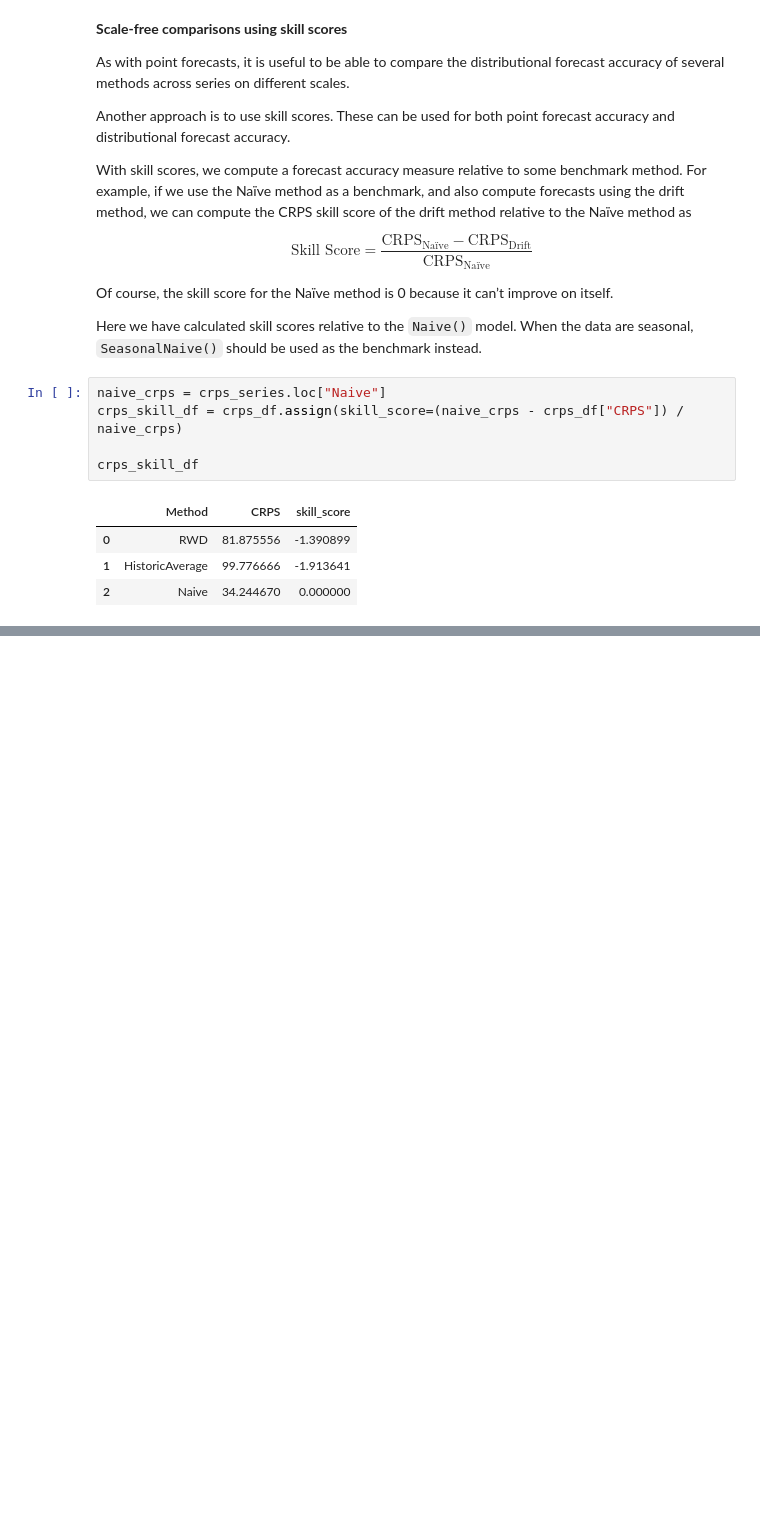
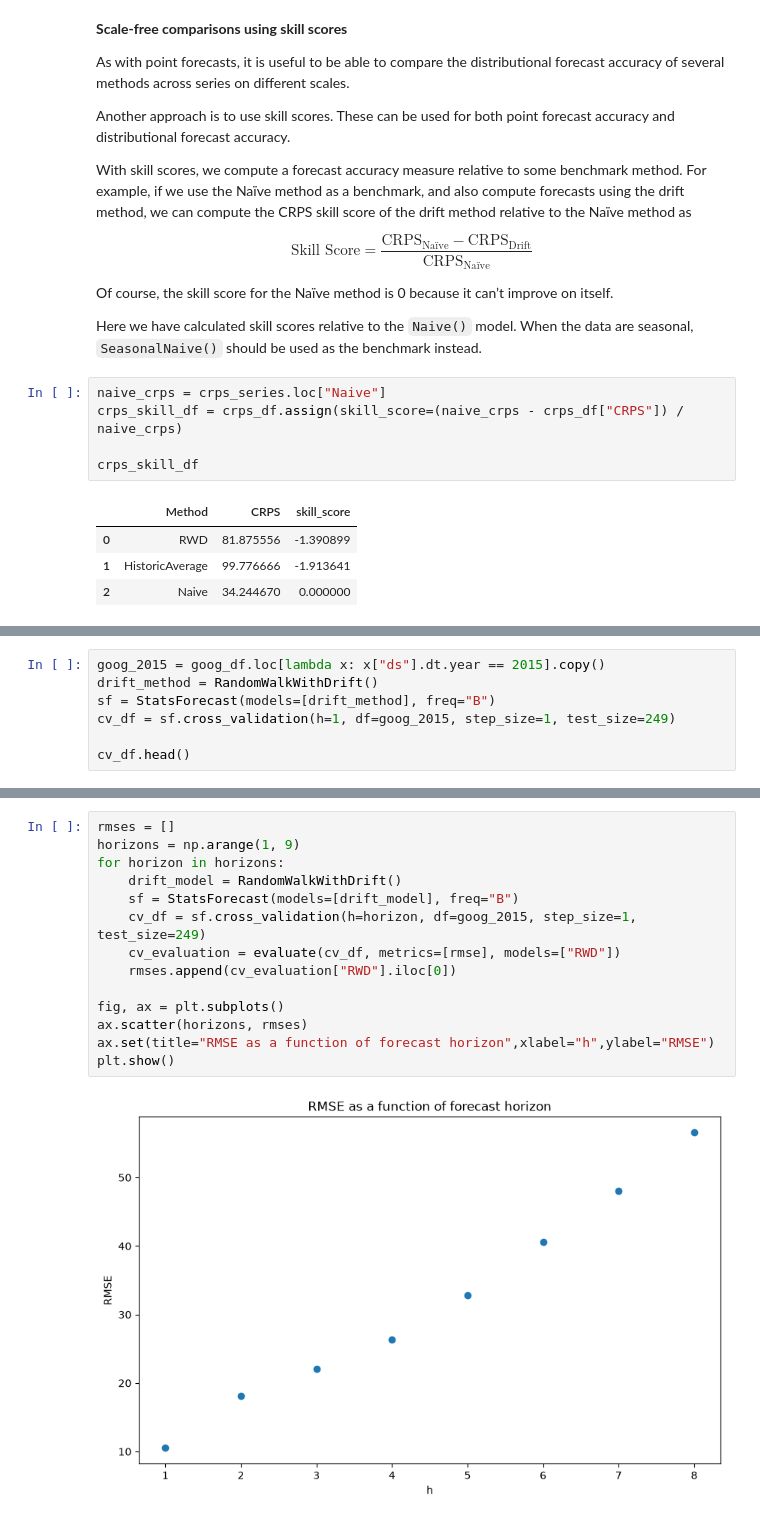
Before and after one commit to Minajamfum/forecasting, a Jupyter notebook: chapter5.ipynb, the cells around one changed output, grey strips where cells are left out. Drawn from its saved outputs; the diff is of its cells as text; blank space fills up the shorter version.

```diff
--- a/chapter5.ipynb
+++ b/chapter5.ipynb
@@ -993,0 +1002,7 @@ crps_skill_df
+# %%
+goog_2015 = goog_df.loc[lambda x: x["ds"].dt.year == 2015].copy()
+drift_method = RandomWalkWithDrift()
+sf = StatsForecast(models=[drift_method], freq="B")
+cv_df = sf.cross_validation(h=1, df=goog_2015, step_size=1, test_size=249)
+
+cv_df.head()
@@ -993,0 +1016,16 @@ crps_skill_df
+# %%
+rmses = []
+horizons = np.arange(1, 9)
+for horizon in horizons:
+    drift_model = RandomWalkWithDrift()
+    sf = StatsForecast(models=[drift_model], freq="B")
+    cv_df = sf.cross_validation(h=horizon, df=goog_2015, step_size=1, test_size=249)
+    cv_evaluation = evaluate(cv_df, metrics=[rmse], models=["RWD"])
+    rmses.append(cv_evaluation["RWD"].iloc[0])
+
+fig, ax = plt.subplots()
+ax.scatter(horizons, rmses)
+ax.set(title="RMSE as a function of forecast horizon",xlabel="h",ylabel="RMSE")
+plt.show()
+# %% [output]
+[figure, added]
```
Also changed, not shown: parts of 3 cells of this notebook.
